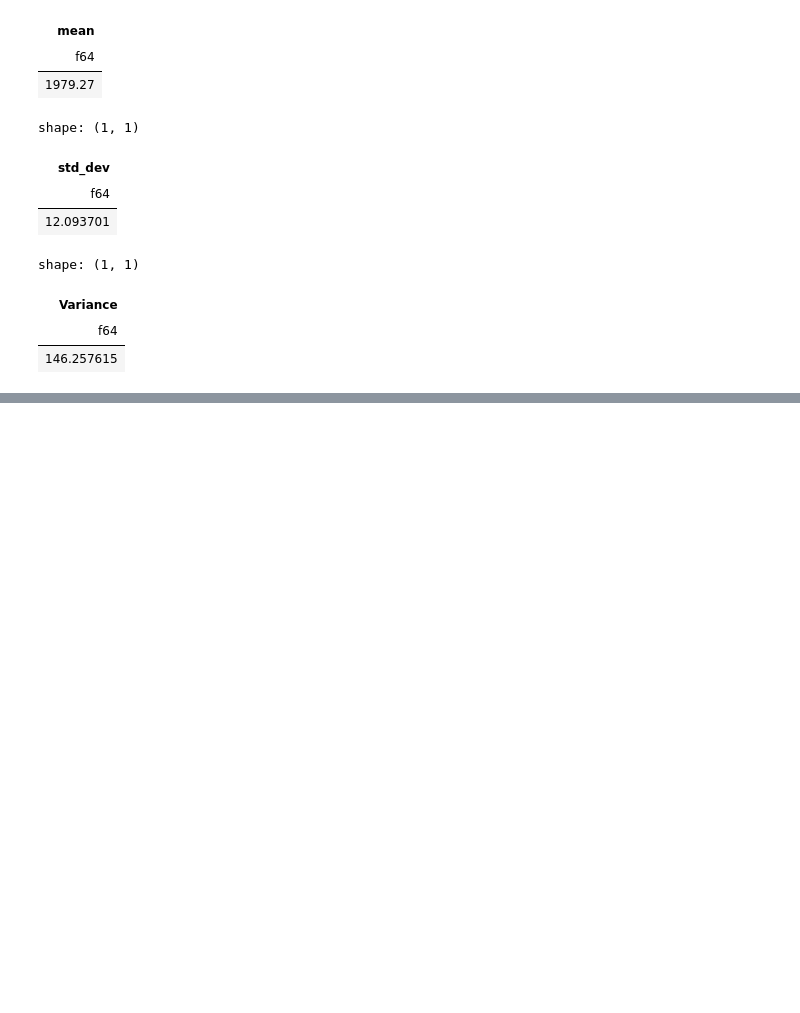
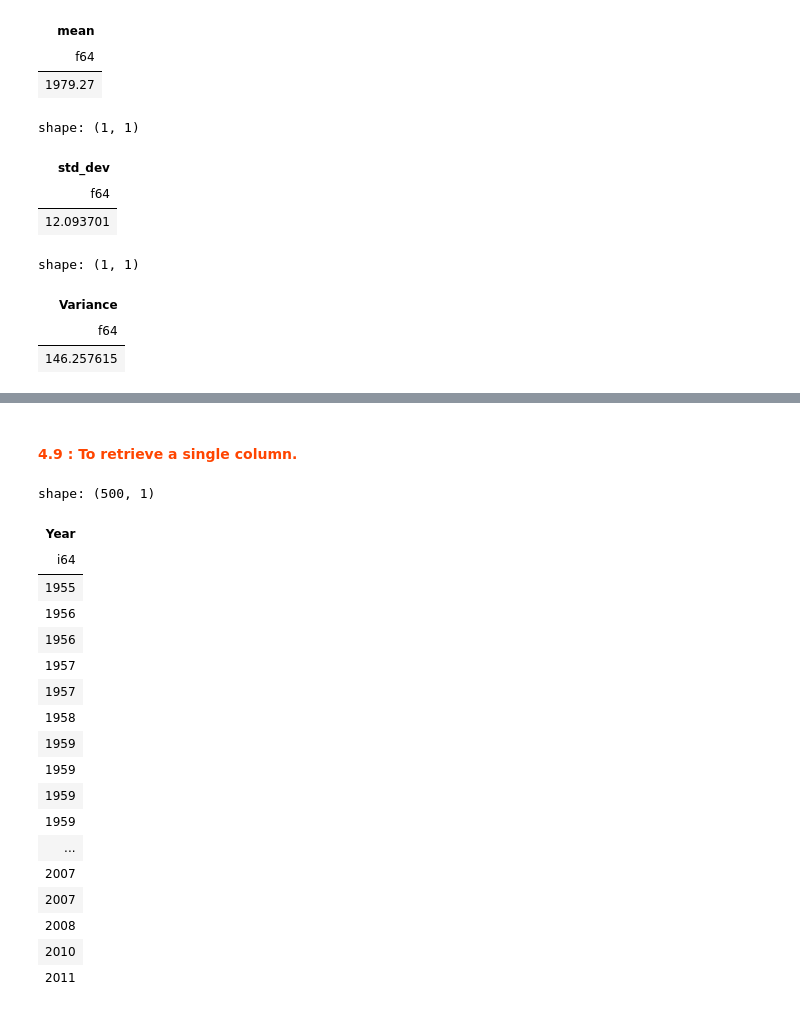
Before and after one commit to Darshan0902/PYTHON-USER-FUNCTIONS, a Jupyter notebook: powerful-pythonic-pizzazz-unleashing-the-magic.ipynb, the cells around one changed output, grey strips where cells are left out. Drawn from its saved outputs; the diff is of its cells as text; code cells hidden in the pictures; blank space fills up the shorter version.

```diff
--- a/powerful-pythonic-pizzazz-unleashing-the-magic.ipynb
+++ b/powerful-pythonic-pizzazz-unleashing-the-magic.ipynb
@@ -378,0 +411,24 @@ shape: (1, 1)
+# %% [markdown]
+#### <span style="color: #FF4500;">4.9 : To retrieve a single column.
+# %%
+df.select([pl.col("Year")])
+# %% [output]
+shape: (500, 1)
+| Year |
+| i64 |
+| 1955 |
+| 1956 |
+| 1956 |
+| 1957 |
+| 1957 |
+| 1958 |
+| 1959 |
+| 1959 |
+| 1959 |
+| 1959 |
+| ... |
+| 2007 |
+| 2007 |
+| 2008 |
+| 2010 |
+| 2011 |
```
Also changed, not shown: parts of 5 cells of this notebook.
